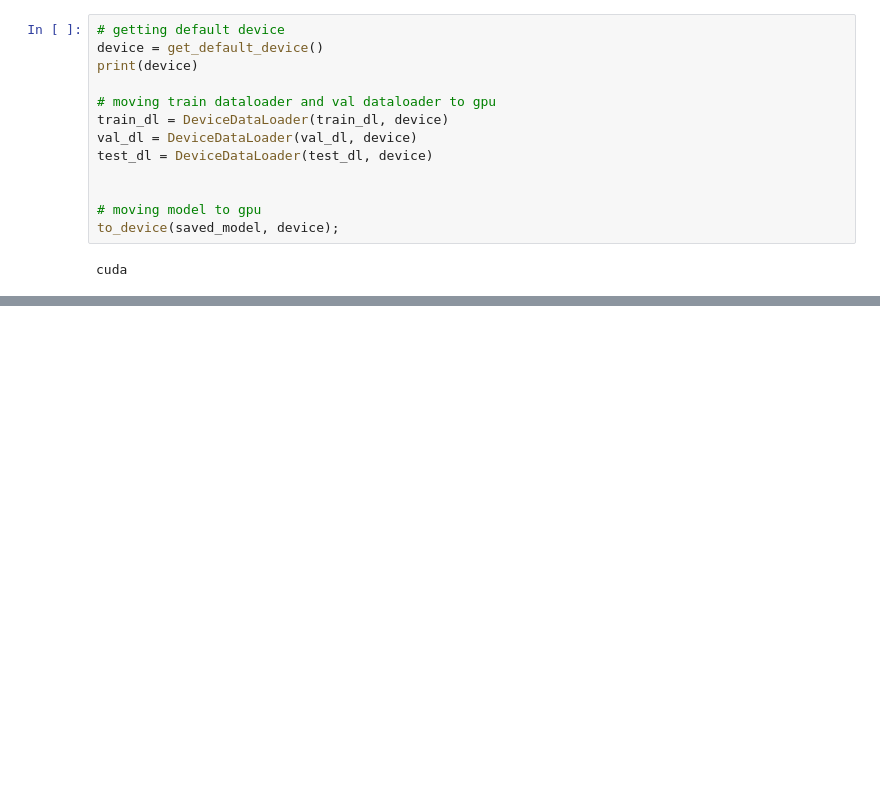
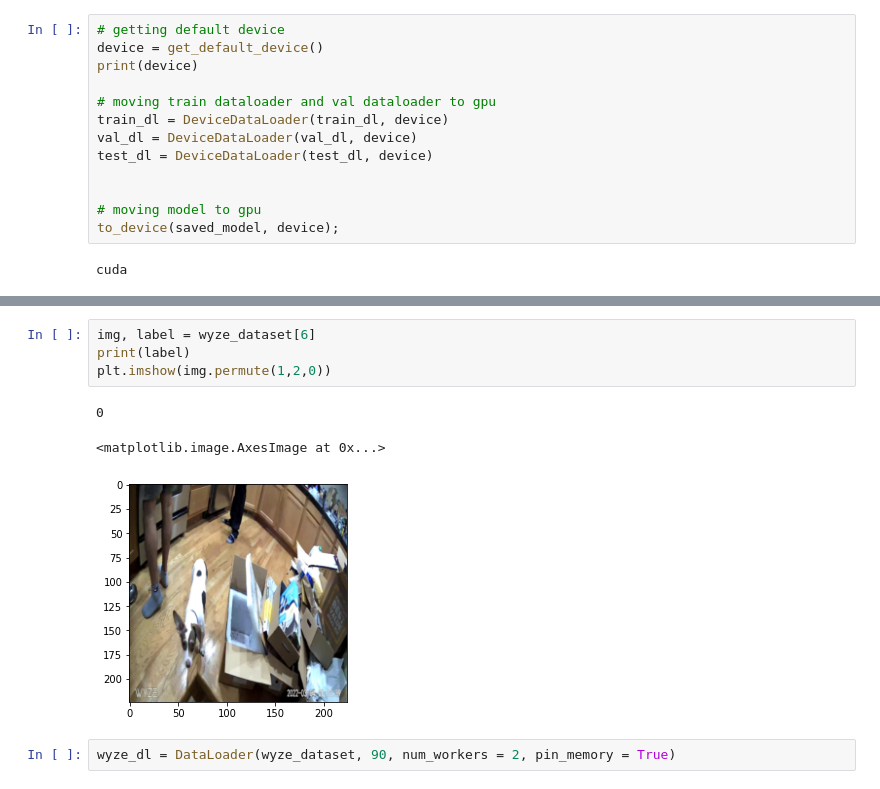
Before and after one commit to hsiangwei0903/Fine-Grained-Object-Recognition, a Jupyter notebook: TrainingAndTent.ipynb, the cells around one changed output, grey strips where cells are left out. Cells and saved outputs as stored; diff of their text form; blank space fills up the shorter version.

```diff
--- a/TrainingAndTent.ipynb
+++ b/TrainingAndTent.ipynb
@@ -419,0 +465,10 @@ evaluate(saved_model, test_dl)
+# %%
+img, label = wyze_dataset[6]
+print(label)
+plt.imshow(img.permute(1,2,0))
+# %% [output]
+0
+<matplotlib.image.AxesImage at 0x...>
+[figure, added]
+# %%
+wyze_dl = DataLoader(wyze_dataset, 90, num_workers = 2, pin_memory = True)
```
Also changed, not shown: parts of 16 cells of this notebook.
